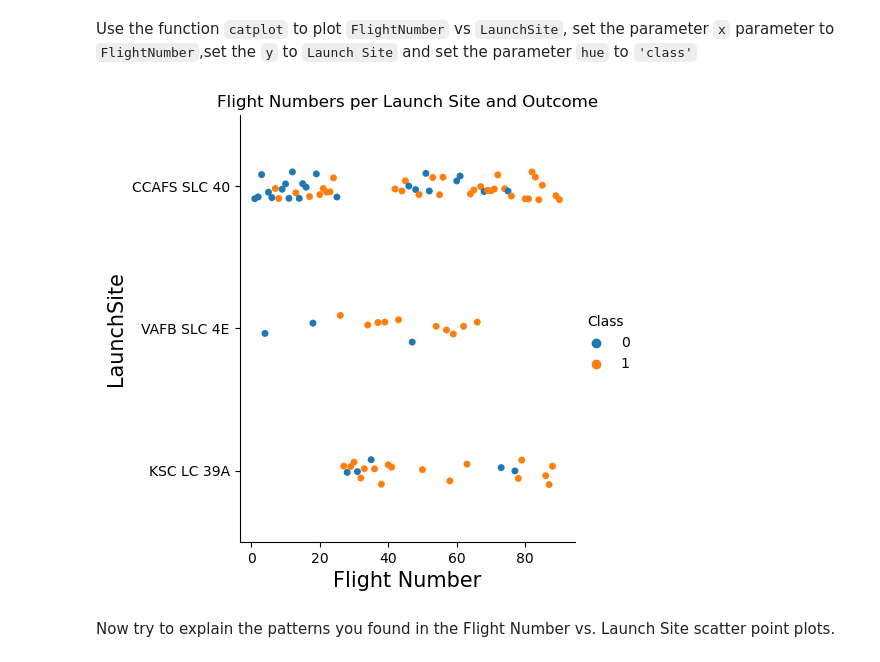
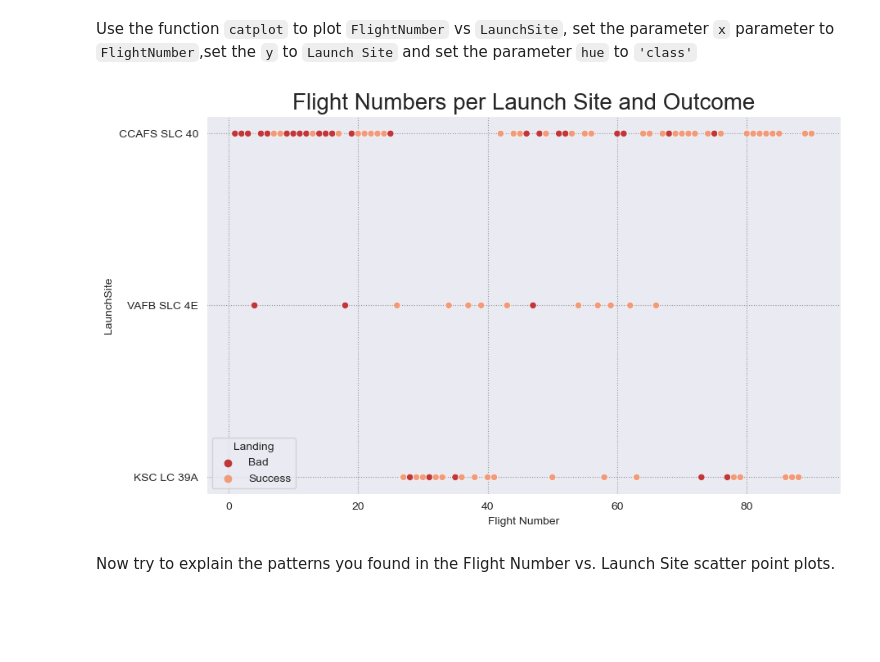
Before and after one commit to ValeriaMalin/IBM_Capstone_Project_SpaceX_Falcon9, a Jupyter notebook: jupyter-labs-eda-dataviz.ipynb, the cells around one changed output. Drawn from its saved outputs; the diff is of its cells as text; code cells hidden in the pictures; blank space fills up the shorter version.

```diff
--- a/jupyter-labs-eda-dataviz.ipynb
+++ b/jupyter-labs-eda-dataviz.ipynb
@@ -77,0 +96,23 @@ plt.show()
+# %%
+# landing_class = 0 if bad_outcome
+# landing_class = 1 otherwise
+outcome_list=df['Class'].tolist()
+for i in range(len(outcome_list)):
+    if outcome_list[i] ==0:
+        outcome_list[i]='Bad'
+    else:
+        outcome_list[i]='Success'
+
+df['Landing']=outcome_list
+sns.set_palette("RdBu")
+#sns.set_style(style=None, rc=None)
+sns.set_style("darkgrid", {"grid.color": ".6", "grid.linestyle": ":"})
+fig=plt.subplots(figsize=(10,6))
+sns.scatterplot(y="PayloadMass", x="FlightNumber", hue="Landing", data=df)
+plt.xlabel("Flight Number",fontsize=10)
+plt.ylabel("Pay load Mass (kg)",fontsize=10)
+#plt.xlim(1,90)
+#plt.locator_params(axis='x', nticks=4)
+plt.title('Launch Outcome vs PayloadMass vs FlightNumber',fontsize=20)
+
+plt.show()
@@ -88,13 +133,17 @@ Next, let's drill down to each site visualize its detailed launch records.
 Use the function <code>catplot</code> to plot <code>FlightNumber</code> vs <code>LaunchSite</code>, set the  parameter <code>x</code>  parameter to <code>FlightNumber</code>,set the  <code>y</code> to <code>Launch Site</code> and set the parameter <code>hue</code> to <code>'class'</code>
 # %%
 # Plot a scatter point chart with x axis to be Flight Number and y axis to be the launch site, and hue to be the class value
-sns.catplot(y="LaunchSite", x="FlightNumber", hue="Class", data=df, aspect = 1)
-plt.xlabel("Flight Number",fontsize=15)
-plt.ylabel("LaunchSite",fontsize=15)
-plt.title("Flight Numbers per Launch Site and Outcome")
+sns.set_palette("RdBu")
+fig=plt.subplots(figsize=(10,6))
+sns.scatterplot(y="LaunchSite", x="FlightNumber", hue="Landing", data=df)
+
+plt.xlabel("Flight Number",fontsize=10)
+plt.ylabel("LaunchSite",fontsize=10)
+plt.title("Flight Numbers per Launch Site and Outcome", fontsize=20)
+
 plt.show()
 # %% [output]
-[figure, old version]
+[figure, new version]
 # %% [markdown]
 Now try to explain the patterns you found in the Flight Number vs. Launch Site scatter point plots.
 # %% [markdown]
```
Also changed, not shown: parts of 12 cells of this notebook, 5 other files.
